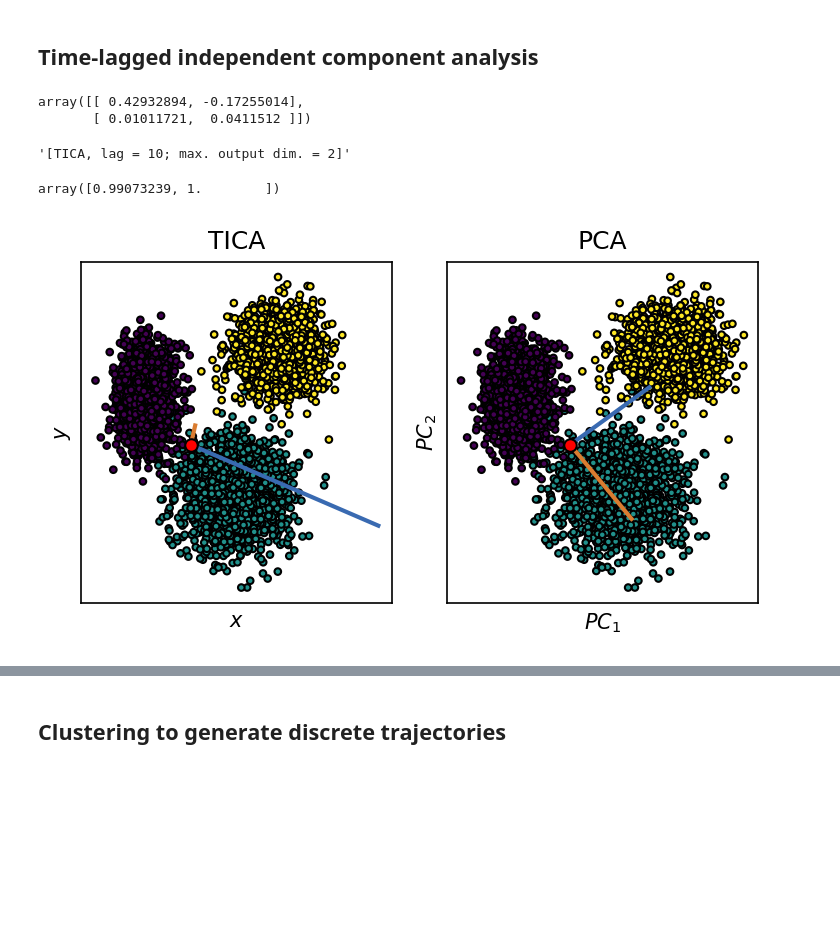
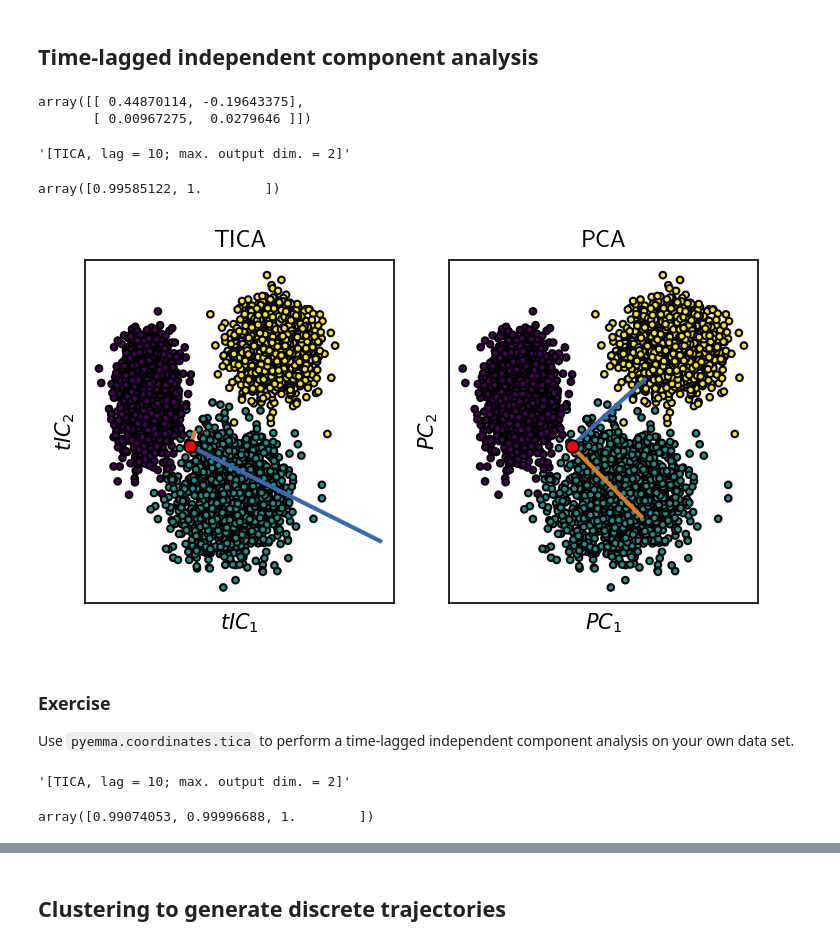
Before and after one commit to janjoswig/AlgoSB2021, a Jupyter notebook: exercise/exercise_solution.ipynb, the cells around one changed output, grey strips where cells are left out. Drawn from its saved outputs; the diff is of its cells as text; code cells hidden in the pictures; blank space fills up the shorter version.

```diff
--- a/exercise/exercise_solution.ipynb
+++ b/exercise/exercise_solution.ipynb
@@ -284,14 +558,16 @@ print(f"Correlation (projected): {corrcoeff_projected}")
 NameError: name 'trajectory' is not defined
 # %% [markdown]
 ## Time-lagged independent component analysis
+# %%
+system = system_intro
 # %%
 system.tica = pyemma.coordinates.tica(system.traj, var_cutoff=1)
 # %%
 tica_components = system.tica.eigenvectors.T
 tica_components
 # %% [output]
-array([[ 0.42932894, -0.17255014],
-       [ 0.01011721,  0.0411512 ]])
+array([[ 0.44870114, -0.19643375],
+       [ 0.00967275,  0.0279646 ]])
 # %%
 system.tica.describe()
 # %% [output]
@@ -299,7 +575,7 @@ system.tica.describe()
 # %%
 system.tica.cumvar
 # %% [output]
-array([0.99073239, 1.        ])
+array([0.99585122, 1.        ])
 # %%
 fig, (tica_ax, pca_ax) = plt.subplots(1, 2)
 tica_ax.scatter(
@@ -315,33 +591,37 @@ tica_ax.plot([0, tica_components[1, 0] * scale], [0, tica_components[1, 1] * sca
 tica_ax.plot([0], [0], markerfacecolor="red", marker="o", markeredgecolor="k")
 
 pca_ax.scatter(
     *system.traj.T,
     c=system.dtraj,
     s=10,
     edgecolors="k", linewidths=1
 )
 
 scale = 2
 pca_ax.plot([0, system.pca.components_[0, 0] * scale], [0, system.pca.components_[0, 1] * scale], linewidth=2)
 pca_ax.plot([0, system.pca.components_[1, 0] * scale], [0, system.pca.components_[1, 1] * scale], linewidth=2)
 pca_ax.plot([0], [0], markerfacecolor="red", marker="o", markeredgecolor="k")
 
 tica_ax.set(**{
     "xticks": (),
     "yticks": (),
-    "xlabel": "$x$",
-    "ylabel": "$y$",
+    "xlabel": "$tIC_1$",
+    "ylabel": "$tIC_2$",
     "title": "TICA"
 })
 
 pca_ax.set(**{
     "xticks": (),
     "yticks": (),
     "xlabel": "$PC_1$",
     "ylabel": "$PC_2$",
     "title": "PCA"
 })
 
 fig.tight_layout()
 # %% [output]
-[figure, old version]
+[figure, new version]
+# %% [markdown]
+### Exercise
+
+Use `pyemma.coordinates.tica` to perform a time-lagged independent component analysis on your own data set.
@@ -347,0 +632,8 @@ fig.tight_layout()
+# %%
+system.tica.describe()
+# %% [output]
+'[TICA, lag = 10; max. output dim. = 2]'
+# %%
+system.tica.cumvar
+# %% [output]
+array([0.99074053, 0.99996688, 1.        ])
```
Also changed, not shown: parts of 38 cells of this notebook, 1 other file.
